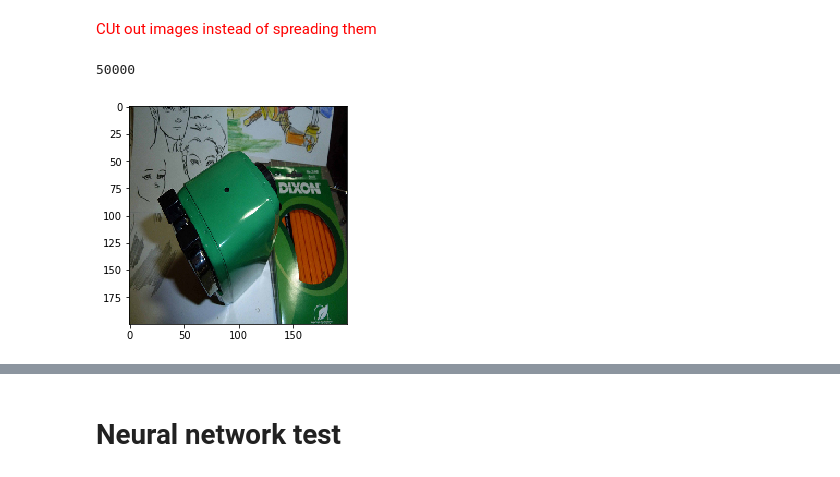
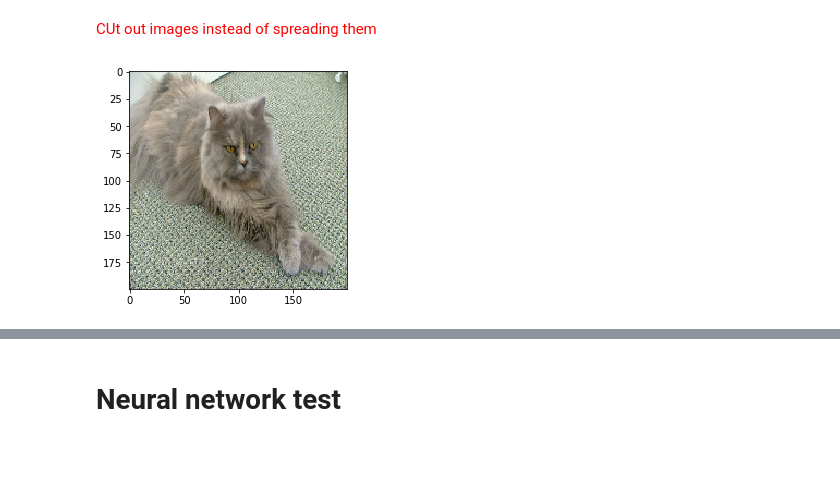
Before and after one commit to novajon/classy-conv-features, a Jupyter notebook: 20180615_Neural Network Object Detection_data producing step_local files.ipynb, the cells around one changed output, grey strips where cells are left out. Saved outputs shown, nothing was run; the diff lists cells and outputs as text; code cells hidden in the pictures.

```diff
--- a/20180615_Neural Network Object Detection_data producing step_local files.ipynb
+++ b/20180615_Neural Network Object Detection_data producing step_local files.ipynb
@@ -71,16 +73,33 @@ def fetch_data (file_path, img_rows=100, img_cols=100, cutoff=-1):
             batches.append(curr_image)
     batches = [b[0] for b in batches]
     return final_images, np.array(batches)
+# %%
+def fetch_data_from_classes (file_path, img_rows=100, img_cols=100, classes = list(range(1,1001)), label_file = "351_Data\ILSVRC2012_Validation\labels\ILSVRC2012_devkit_t12\data\ILSVRC2012_validation_ground_truth.txt"):
+    # label_file = "351_Data\ILSVRC2012_Validation\labels\ILSVRC2012_devkit_t12\data\ILSVRC2012_validation_ground_truth.txt"
+    # classes = list(range(1,101))
+
+    labels = np.array(pd.read_csv(label_file, header=None, names=["Class"]))
+    indices = [ind for ind,el in enumerate(labels) if el in classes]
+
+    file_list = glob.glob(file_path + "/*.JPEG")
+    file_list = [file_list[x] for x in indices]
+
+    final_images = []
+    batches = []
+    for f in file_list:
+        curr_image = load_image(f, img_rows, img_cols)
+        if curr_image.size != 0:
+            final_images.append(f)
+            batches.append(curr_image)
+    batches = [b[0] for b in batches]
+    return final_images, np.array(batches)
 # %%
 img_rows, img_cols = 200, 200
 input_path = "351_Data\\ILSVRC2012_Validation\\"
-print(len(glob.glob(input_path + "images/*.JPEG")))
-# %% [output]
-50000
 # %%
-final_images, batches = fetch_data(input_path + "images", img_rows, img_cols,10000)
+final_images, batches = fetch_data_from_classes(input_path + "images", img_rows, img_cols, classes = list(range(0,11)))
 # %% [output]
-[figure, old version]
+[figure, new version]
 # %%
 image_ids = [int(f.split("_")[-1].split(".JPEG")[0]) - 1 for f in final_images]
 # %%
```
Also changed, not shown: parts of 11 cells of this notebook, 1 other file.
